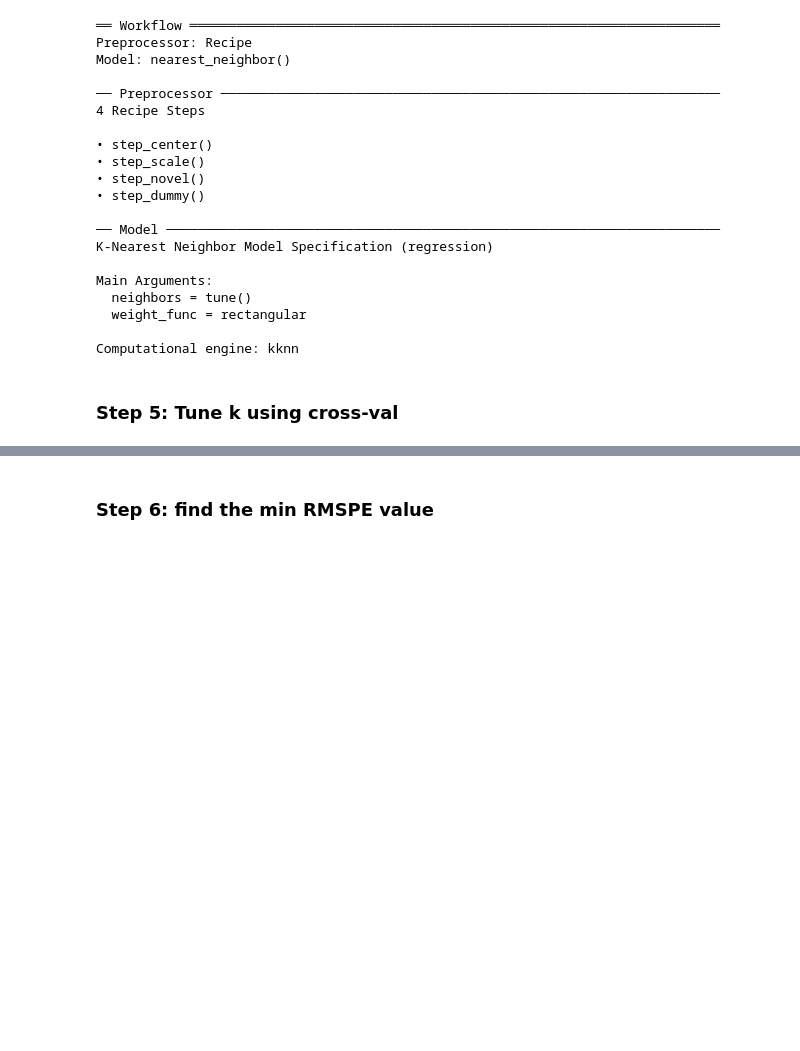
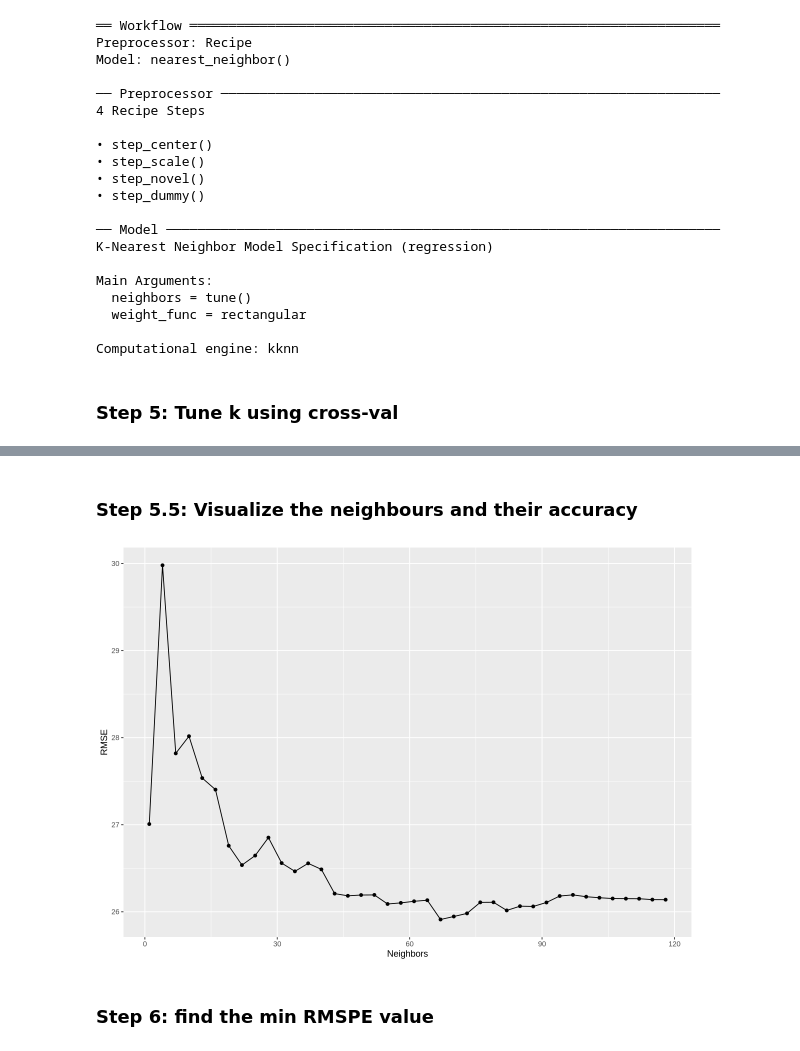
Before and after one commit to johnnyleeom/DSCI100-Project, a Jupyter notebook: Intro.ipynb, the cells around one changed output, grey strips where cells are left out. Drawn from its saved outputs; the diff is of its cells as text; code cells hidden in the pictures; blank space fills up the shorter version.

Commit message:
added neighbor graph

```diff
--- a/Intro.ipynb
+++ b/Intro.ipynb
@@ -307,3 +309,15 @@ A tibble: 40 × 7
+# %% [markdown]
+### Step 5.5: Visualize the neighbours and their accuracy
+# %%
+options(repr.plot.width = 10, repr.plot.height = 7)
+accuracyOfK <- knn_results |>
+    ggplot(aes(x = neighbors , y = mean)) +
+    geom_point() +
+    geom_line() +
+    labs(x = "Neighbors", y = "RMSE")
+accuracyOfK
+# %% [output]
+[figure, added]
 # %% [markdown]
 ### Step 6: find the min RMSPE value
 # %%
```
Also changed, not shown: parts of 9 cells of this notebook.
